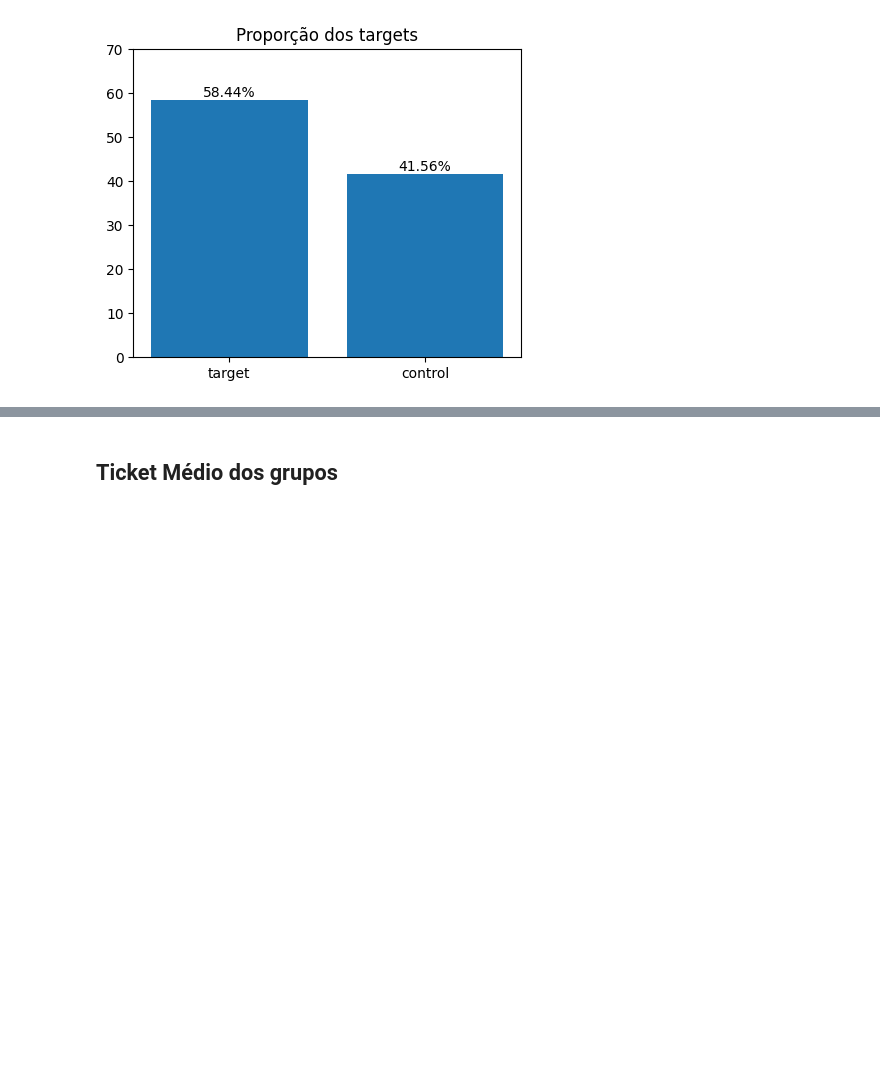
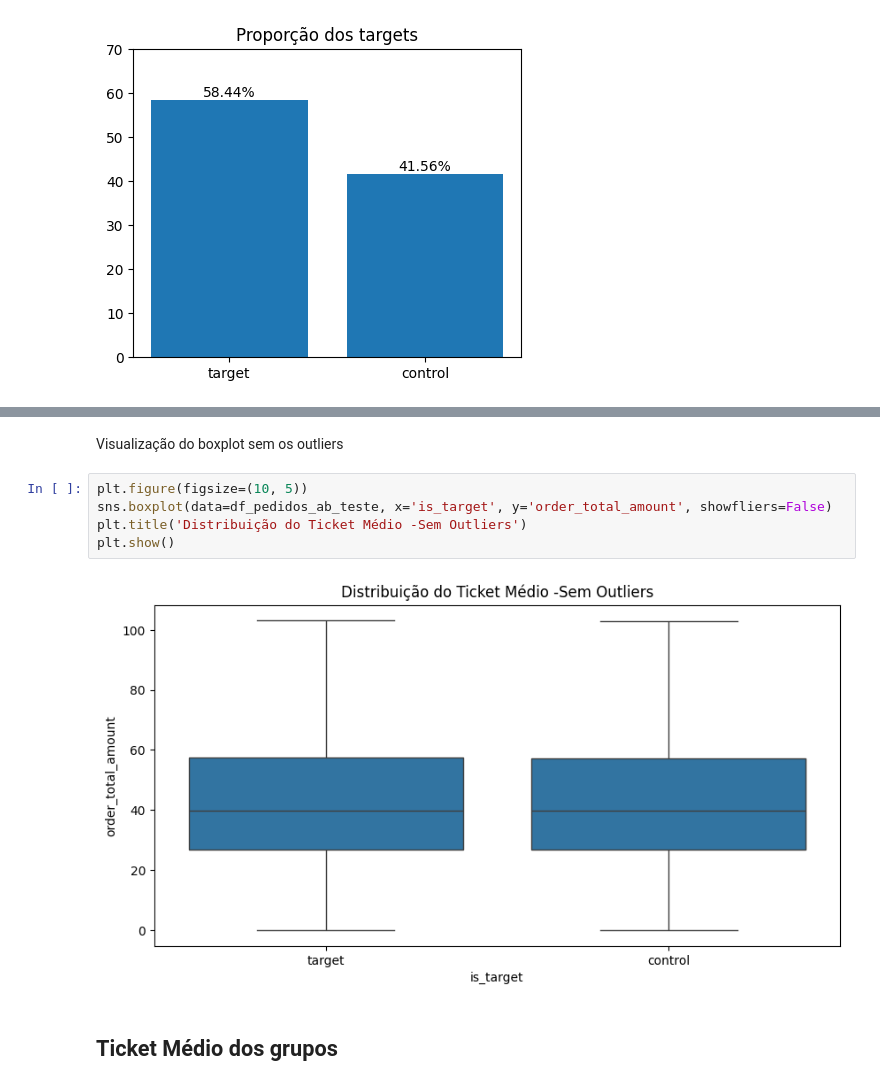
Before and after one commit to RonneyPetras/ifood-data-analysis-case, a Jupyter notebook: 02_ab_test_analysis.ipynb, the cells around one changed output, grey strips where cells are left out. Cells and saved outputs as stored; diff of their text form; blank space fills up the shorter version.

```diff
--- a/02_ab_test_analysis.ipynb
+++ b/02_ab_test_analysis.ipynb
@@ -83,3 +107,12 @@ for i, value in enumerate(df_proporcao_target.values):
+# %% [markdown]
+Visualização do boxplot sem os outliers
+# %%
+plt.figure(figsize=(10, 5))
+sns.boxplot(data=df_pedidos_ab_teste, x='is_target', y='order_total_amount', showfliers=False)
+plt.title('Distribuição do Ticket Médio -Sem Outliers')
+plt.show()
+# %% [output]
+[figure, added]
 # %% [markdown]
 ## Ticket Médio dos grupos
 # %%
```
Also changed, not shown: parts of 4 cells of this notebook.
